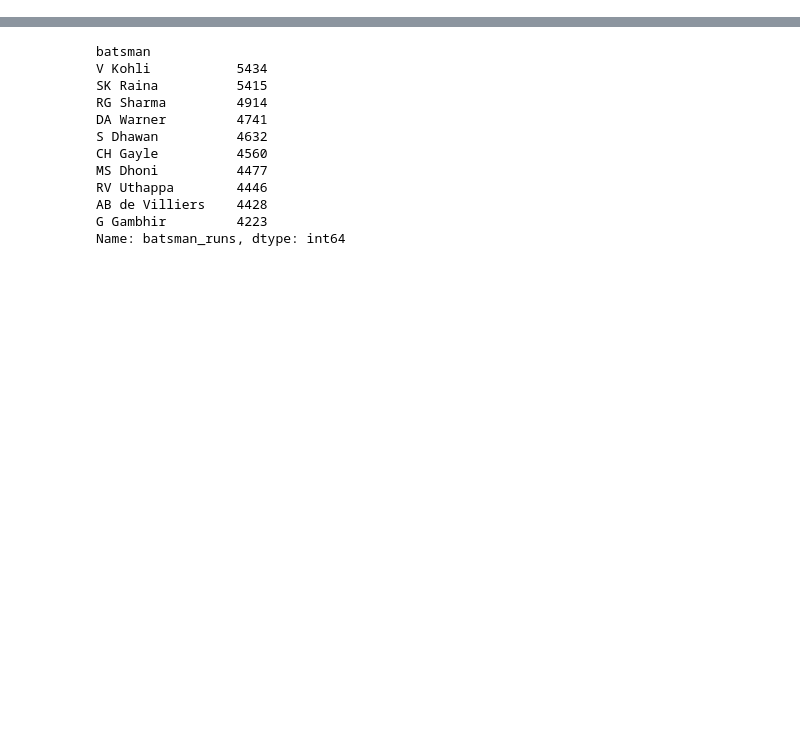
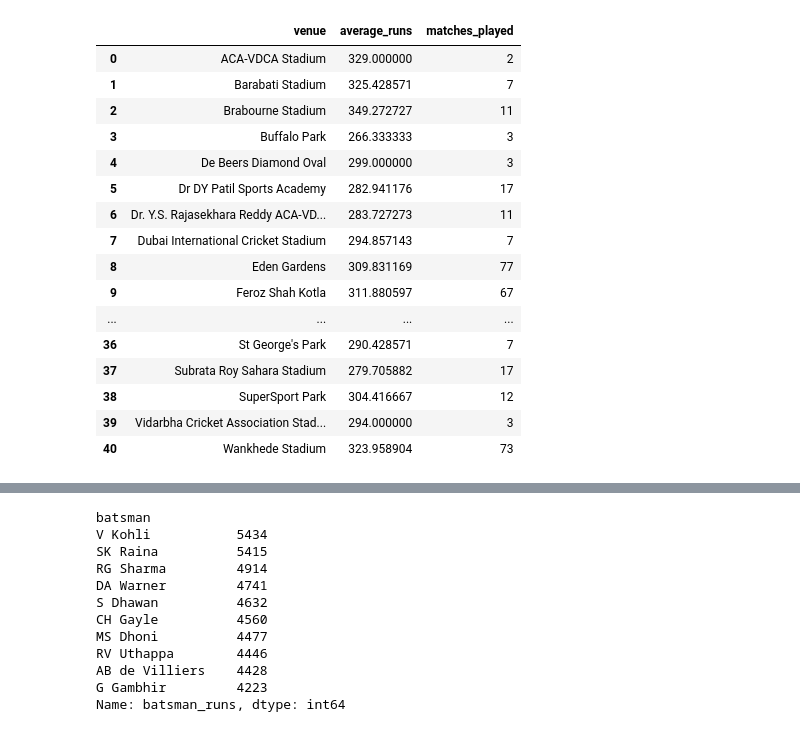
Before and after one commit to arni-007/Arni_RUGVED, a Jupyter notebook: task2/Task2.ipynb, the cells around one changed output, grey strips where cells are left out. Cells and saved outputs as stored; diff of their text form; code cells hidden in the pictures; blank space fills up the shorter version.

```diff
--- a/task2/Task2.ipynb
+++ b/task2/Task2.ipynb
@@ -29,0 +248,34 @@ The players who have won 'Player of the Match' more than 3 times are CH Gayle, A
+# %%
+#12.) Compute the average runs scored in matches in all the venues.
+
+import pandas as pd
+
+df=pd.read_csv(r"C:\Users\Arni\OneDrive\Desktop\RUGVED\task2\Matches.csv")
+df2=pd.read_csv(r"C:\Users\Arni\OneDrive\Desktop\RUGVED\task2\deliveries.csv")
+
+match_runs = df2.groupby('match_id')['total_runs'].sum().reset_index()
+match_venue = df[['id', 'venue']].rename(columns={'id': 'match_id'})
+match_runs_venue = pd.merge(match_runs, match_venue, on='match_id')
+
+venue_avg = match_runs_venue.groupby('venue')['total_runs'].agg(['mean', 'count']).reset_index()
+venue_avg = venue_avg.rename(columns={'mean': 'average_runs', 'count': 'matches_played'})
+
+venue_avg
+# %% [output]
+|  | venue | average_runs | matches_played |
+| 0 | ACA-VDCA Stadium | 329.000000 | 2 |
+| 1 | Barabati Stadium | 325.428571 | 7 |
+| 2 | Brabourne Stadium | 349.272727 | 11 |
+| 3 | Buffalo Park | 266.333333 | 3 |
+| 4 | De Beers Diamond Oval | 299.000000 | 3 |
+| 5 | Dr DY Patil Sports Academy | 282.941176 | 17 |
+| 6 | Dr. Y.S. Rajasekhara Reddy ACA-VD... | 283.727273 | 11 |
+| 7 | Dubai International Cricket Stadium | 294.857143 | 7 |
+| 8 | Eden Gardens | 309.831169 | 77 |
+| 9 | Feroz Shah Kotla | 311.880597 | 67 |
+| ... | ... | ... | ... |
+| 36 | St George's Park | 290.428571 | 7 |
+| 37 | Subrata Roy Sahara Stadium | 279.705882 | 17 |
+| 38 | SuperSport Park | 304.416667 | 12 |
+| 39 | Vidarbha Cricket Association Stad... | 294.000000 | 3 |
+| 40 | Wankhede Stadium | 323.958904 | 73 |
```
Also changed, not shown: parts of 19 cells of this notebook, 21 other files.
